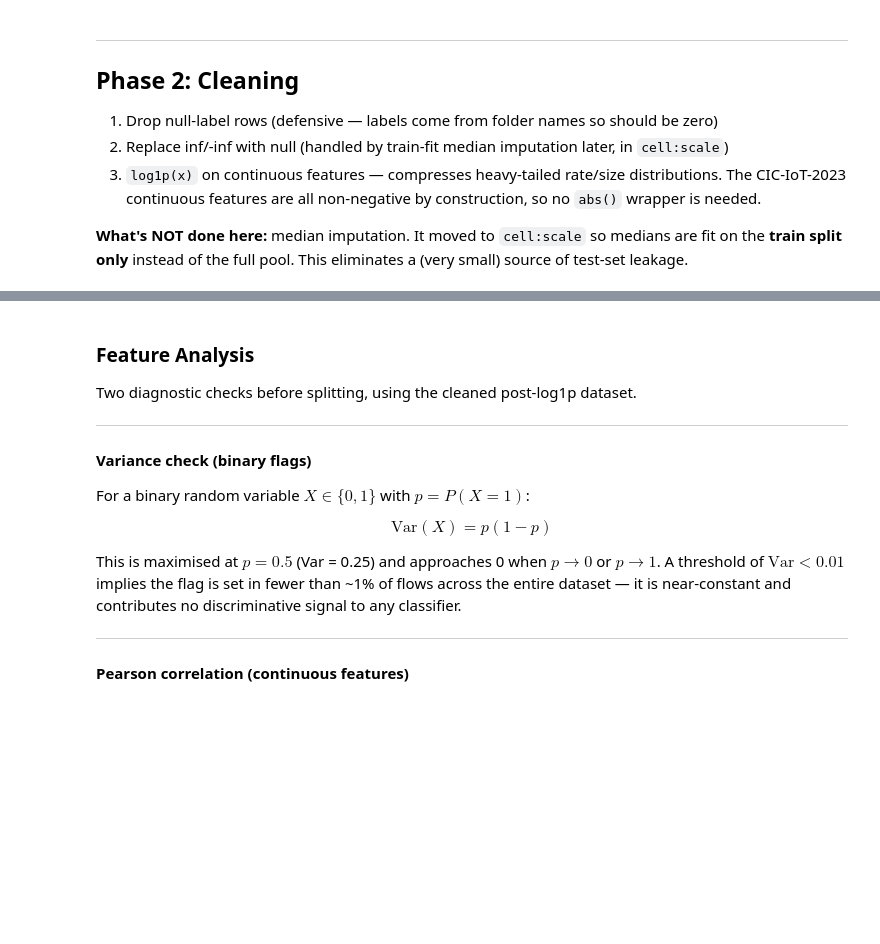
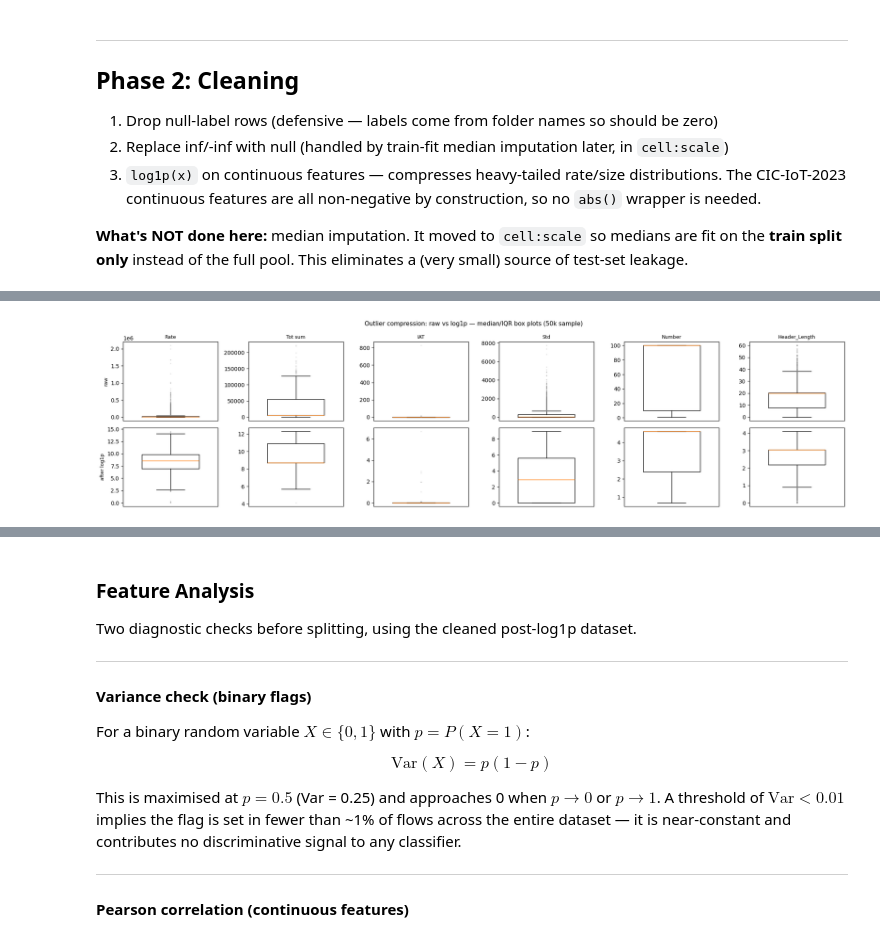
Before and after one commit to RaresMarta/cic-iot2023-detection-system, a Jupyter notebook: ids_pipeline.ipynb, the cells around one changed output, grey strips where cells are left out. Cells and saved outputs as stored; diff of their text form; code cells hidden in the pictures; blank space fills up the shorter version.

```diff
--- a/ids_pipeline.ipynb
+++ b/ids_pipeline.ipynb
@@ -264,3 +275,30 @@ Error:
+# %%
+# Outlier structure: raw vs log1p box plots for the heavy-tailed continuous features.
+# RobustScaler (applied later, per-split) centers on the median and scales by the IQR,
+# so the box and whiskers below are exactly the statistics it relies on. This panel
+# motivates both the log1p transform and the choice of RobustScaler over a mean/std scaler.
+_n_box = min(50_000, df.shape[0])
+_box_cols = ['Rate', 'Tot sum', 'IAT', 'Std', 'Number', 'Header_Length']
+_box_sample = df.sample(n=_n_box, seed=SEED).select(_box_cols).to_numpy().astype(np.float32)
+
+fig, axes = plt.subplots(2, len(_box_cols), figsize=(3.2 * len(_box_cols), 5))
+_flier = dict(marker='.', markersize=2, alpha=0.25, markeredgecolor='#888')
+for j, col in enumerate(_box_cols):
+    raw = _box_sample[:, j]
+    raw = raw[np.isfinite(raw)]
+    axes[0, j].boxplot(raw, widths=0.6, flierprops=_flier)
+    axes[0, j].set_title(col, fontsize=9)
+    axes[0, j].set_xticks([])
+    axes[1, j].boxplot(np.log1p(np.clip(raw, 0, None)), widths=0.6, flierprops=_flier)
+    axes[1, j].set_xticks([])
+axes[0, 0].set_ylabel('raw', fontsize=9)
+axes[1, 0].set_ylabel('after log1p', fontsize=9)
+fig.suptitle('Outlier compression: raw vs log1p — median/IQR box plots (50k sample)', fontsize=11)
+plt.tight_layout()
+plt.savefig('docs/report/figures/box_raw_vs_log1p.png', dpi=140, bbox_inches='tight')
+plt.show()
+# %% [output]
+[figure, added]
 # %%
 # Sample raw values before transformation for the visual comparison
 _n = min(50_000, df.shape[0])
```
Also changed, not shown: parts of 26 cells of this notebook, 24 other files.
